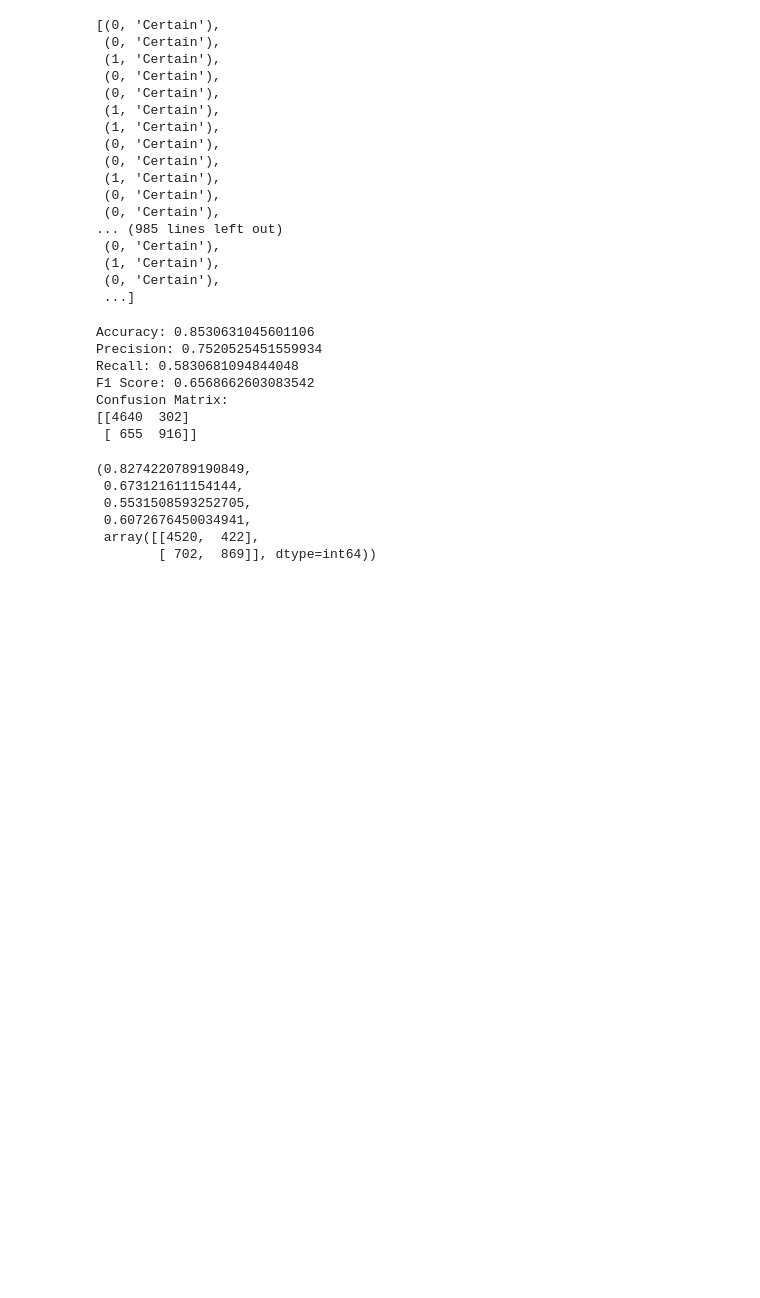
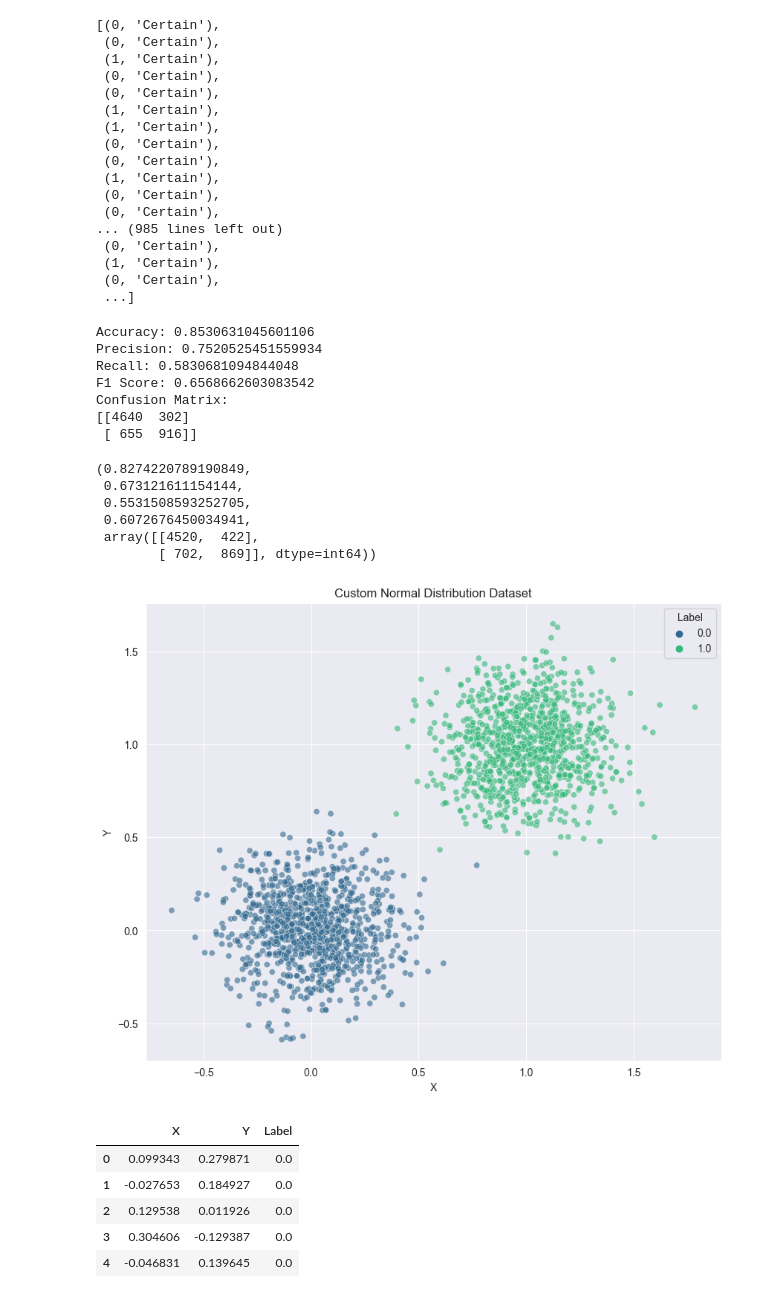
Before and after one commit to NicolaiLindner/Leaguify_Website, a Jupyter notebook: notebooks/Bayesian Neural Networks.ipynb, the cells around one changed output. Saved outputs shown, nothing was run; the diff lists cells and outputs as text; code cells hidden in the pictures; blank space fills up the shorter version.

```diff
--- a/notebooks/Bayesian Neural Networks.ipynb
+++ b/notebooks/Bayesian Neural Networks.ipynb
@@ -283,3 +283,53 @@ accuracy, precision, recall, f1, conf_matrix
         [ 702,  869]], dtype=int64))
 # %%
 # Normal vs Bayesian performance on the same df
+# %%
+import numpy as np
+import pandas as pd
+import matplotlib.pyplot as plt
+import seaborn as sns
+
+# Set random seed for reproducibility
+np.random.seed(42)
+
+# Generate custom normal distribution dataset
+n_points = 1000
+mean_1, std_1 = 0, 0.2
+mean_2, std_2 = 1, 0.2
+
+# Generate points for two categories
+x1 = np.random.normal(mean_1, std_1, n_points)
+y1 = np.random.normal(mean_1, std_1, n_points)
+label_1 = np.zeros(n_points)
+
+x2 = np.random.normal(mean_2, std_2, n_points)
+y2 = np.random.normal(mean_2, std_2, n_points)
+label_2 = np.ones(n_points)
+
+# Combine the points and labels
+x = np.concatenate([x1, x2])
+y = np.concatenate([y1, y2])
+labels = np.concatenate([label_1, label_2])
+
+# Create a DataFrame to hold the dataset
+dataset = pd.DataFrame({
+    'X': x,
+    'Y': y,
+    'Label': labels
+})
+
+# Visualize the generated dataset
+plt.figure(figsize=(10, 8))
+sns.scatterplot(data=dataset, x='X', y='Y', hue='Label', palette='viridis', alpha=0.6)
+plt.title('Custom Normal Distribution Dataset')
+plt.show()
+
+dataset.head()
+# %% [output]
+[figure, added]
+|  | X | Y | Label |
+| 0 | 0.099343 | 0.279871 | 0.0 |
+| 1 | -0.027653 | 0.184927 | 0.0 |
+| 2 | 0.129538 | 0.011926 | 0.0 |
+| 3 | 0.304606 | -0.129387 | 0.0 |
+| 4 | -0.046831 | 0.139645 | 0.0 |
```
Also changed, not shown: parts of 4 cells of this notebook, 4 other files.
